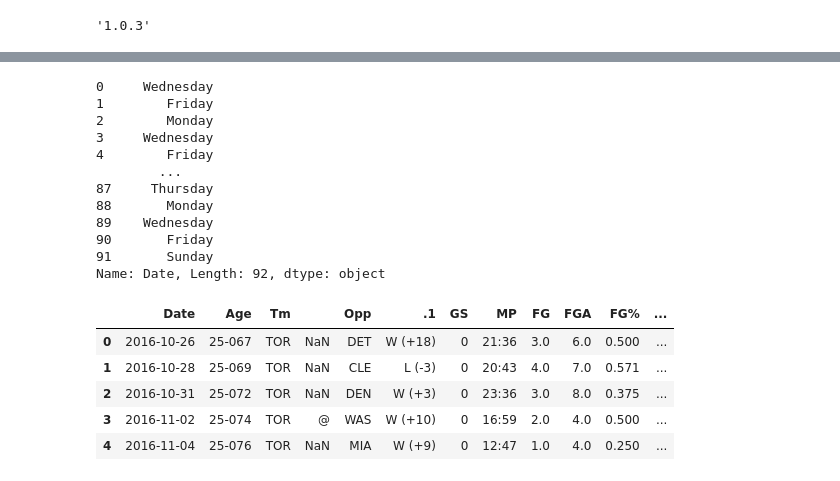
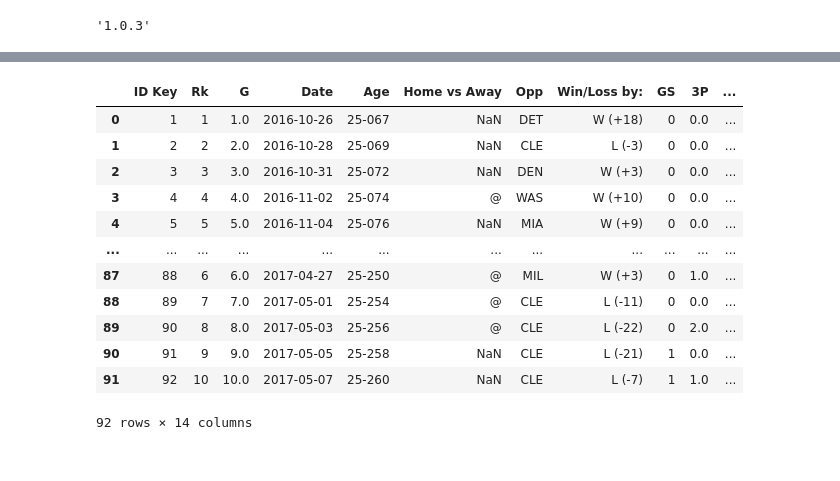
Before and after one commit to jferna73/project-one-, a Jupyter notebook: Dataframe 2016-2017.ipynb, the cells around one changed output, grey strips where cells are left out. Saved outputs shown, nothing was run; the diff lists cells and outputs as text; code cells hidden in the pictures.

```diff
--- a/Dataframe 2016-2017.ipynb
+++ b/Dataframe 2016-2017.ipynb
@@ -3,6 +3,3 @@ import pandas as pd
 pd.__version__
 # %% [output]
 '1.0.3'
-# %%
-df = pd.read_csv("Reg_Cory_Joseph_2016-2017.csv")
-df.head()
@@ -24,6 +5,0 @@ Index(['Rk', 'G', 'Date', 'Age', 'Tm', ' ', 'Opp', ' .1', 'GS', 'MP', 'FG',
-# %%
-df = df.drop(columns=[
-    "Rk", "G", '3P%', 'FT', 'FTA', 'FT%', 'ORB', 'DRB',
-       'TRB', 'AST', 'STL', 'BLK', 'TOV', 'PF', 'PTS', 'GmSc', '+/-'
-])
-df.head()
@@ -54,3 +5,0 @@ dtype: object
-# %%
-df["Date"] = pd.to_datetime(df["Date"], format="%Y-%m-%d")
-df.dtypes
@@ -147,24 +5,0 @@ Name: Date, Length: 92, dtype: int64
-# %%
-df["Date"].dt.day_name()
-# %% [output]
-0     Wednesday
-1        Friday
-2        Monday
-3     Wednesday
-4        Friday
-        ...
-87     Thursday
-88       Monday
-89    Wednesday
-90       Friday
-91       Sunday
-Name: Date, Length: 92, dtype: object
-# %%
-df.head()
-# %% [output]
-|  | Date | Age | Tm |  | Opp | .1 | GS | MP | FG | FGA | FG% | ... |
-| 0 | 2016-10-26 | 25-067 | TOR | NaN | DET | W (+18) | 0 | 21:36 | 3.0 | 6.0 | 0.500 | ... |
-| 1 | 2016-10-28 | 25-069 | TOR | NaN | CLE | L (-3) | 0 | 20:43 | 4.0 | 7.0 | 0.571 | ... |
-| 2 | 2016-10-31 | 25-072 | TOR | NaN | DEN | W (+3) | 0 | 23:36 | 3.0 | 8.0 | 0.375 | ... |
-| 3 | 2016-11-02 | 25-074 | TOR | @ | WAS | W (+10) | 0 | 16:59 | 2.0 | 4.0 | 0.500 | ... |
-| 4 | 2016-11-04 | 25-076 | TOR | NaN | MIA | W (+9) | 0 | 12:47 | 1.0 | 4.0 | 0.250 | ... |
@@ -170,0 +8,36 @@ df.head()
+# %%
+#STEP 1 Read in CSV - Cory Joseph
+joseph_df = pd.read_csv("Reg_Cory_Joseph_2016-2017.csv")
+
+# STEP 2 - Delete unwanted columns
+joseph_df = joseph_df.drop(columns= ['FT', 'FTA', 'FT%', 'ORB','DRB', 'TRB', 'AST', 'STL', 'BLK', 'TOV', 'PF', 'PTS', 'GmSc', '+/-','MP', 'FG','FGA','FG%', 'Tm'])
+
+# Edit the headings
+joseph_df = joseph_df.rename(columns={" ":"Home vs Away"," .1":"Win/Loss by:"})
+
+# STEP 3 - Convert Date to pandas Datetime format
+joseph_df["Date"] = pd.to_datetime(df["Date"], format="%Y-%m-%d")
+
+# STEP - 4 Calculating the days rested...
+joseph_df['Date2'] = joseph_df['Date'].shift(+1)
+joseph_df['Time Rested'] = (joseph_df['Date'] - joseph_df['Date2']).dt.days
+joseph_df = joseph_df.drop(columns=['Date2'])
+
+# STEP 5 - Add Player
+joseph_df['Name'] = "Corey Joseph"
+
+joseph_df
+# %% [output]
+|  | ID Key | Rk | G | Date | Age | Home vs Away | Opp | Win/Loss by: | GS | 3P | ... |
+| 0 | 1 | 1 | 1.0 | 2016-10-26 | 25-067 | NaN | DET | W (+18) | 0 | 0.0 | ... |
+| 1 | 2 | 2 | 2.0 | 2016-10-28 | 25-069 | NaN | CLE | L (-3) | 0 | 0.0 | ... |
+| 2 | 3 | 3 | 3.0 | 2016-10-31 | 25-072 | NaN | DEN | W (+3) | 0 | 0.0 | ... |
+| 3 | 4 | 4 | 4.0 | 2016-11-02 | 25-074 | @ | WAS | W (+10) | 0 | 0.0 | ... |
+| 4 | 5 | 5 | 5.0 | 2016-11-04 | 25-076 | NaN | MIA | W (+9) | 0 | 0.0 | ... |
+| ... | ... | ... | ... | ... | ... | ... | ... | ... | ... | ... | ... |
+| 87 | 88 | 6 | 6.0 | 2017-04-27 | 25-250 | @ | MIL | W (+3) | 0 | 1.0 | ... |
+| 88 | 89 | 7 | 7.0 | 2017-05-01 | 25-254 | @ | CLE | L (-11) | 0 | 0.0 | ... |
+| 89 | 90 | 8 | 8.0 | 2017-05-03 | 25-256 | @ | CLE | L (-22) | 0 | 2.0 | ... |
+| 90 | 91 | 9 | 9.0 | 2017-05-05 | 25-258 | NaN | CLE | L (-21) | 1 | 0.0 | ... |
+| 91 | 92 | 10 | 10.0 | 2017-05-07 | 25-260 | NaN | CLE | L (-7) | 1 | 1.0 | ... |
+92 rows × 14 columns
```
Also changed, not shown: parts of 27 cells of this notebook.
